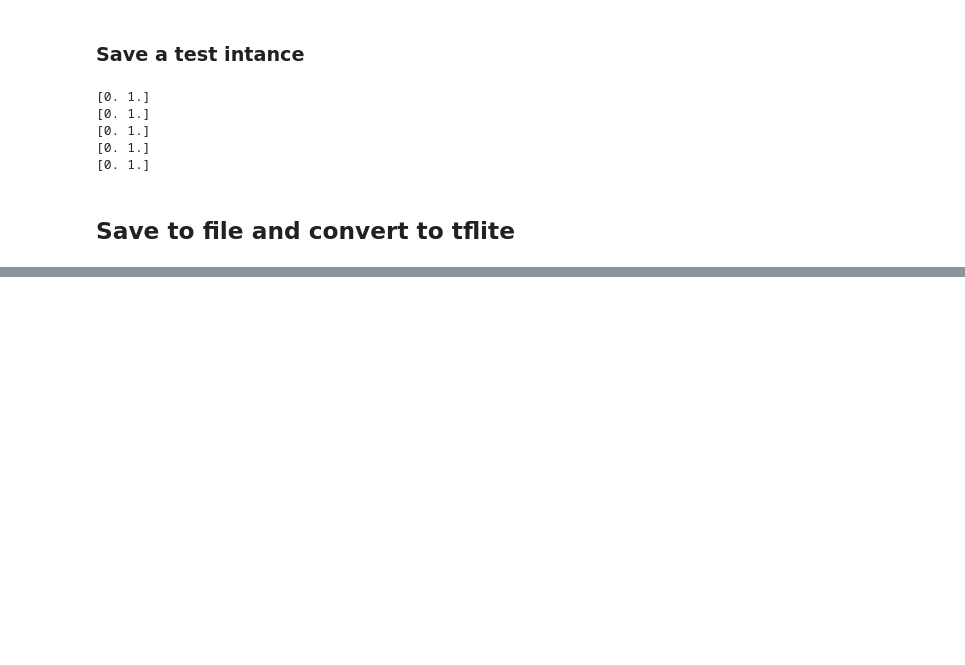
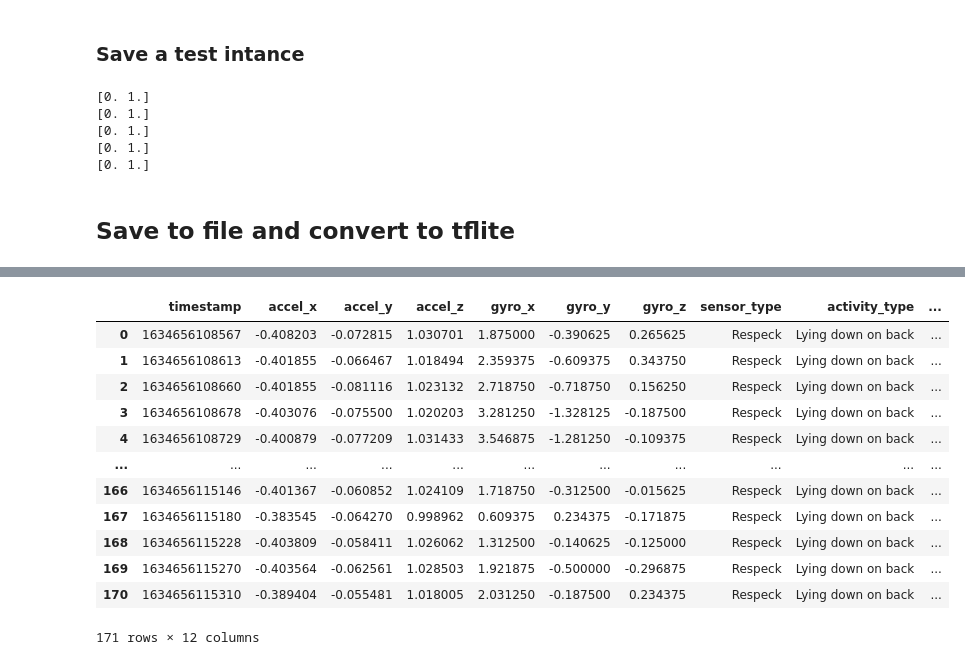
Before and after one commit to gwenty/pdiot-activity-tracker, a Jupyter notebook: ml/notebooks/making_a_model.ipynb, the cells around one changed output, grey strips where cells are left out. Drawn from its saved outputs; the diff is of its cells as text; code cells hidden in the pictures; blank space fills up the shorter version.

```diff
--- a/ml/notebooks/making_a_model.ipynb
+++ b/ml/notebooks/making_a_model.ipynb
@@ -374,0 +380,15 @@ INFO:tensorflow:Assets written to: models\cnn_walking_standing\assets
+# %%
+sonia = pd.DataFrame()
+data_path = 'data/sonia_tests/'
+
+# Get a list of all respeck files in all the student folders
+sonia_files = []
+for f in os.listdir(data_path):
+    files = [data_path + '/' + f]
+    sonia_files += files
+
+# Load them all into a df
+df_sonia_0 = pd.read_csv(sonia_files[0], header=header_size)
+df_sonia_0 = add_cols(sonia_files[0], df_sonia_0)
+df_sonia_1 = pd.read_csv(sonia_files[1], header=header_size)
+df_sonia_1 = add_cols(sonia_files[1], df_sonia_1)
@@ -374,0 +450,16 @@ INFO:tensorflow:Assets written to: models\cnn_walking_standing\assets
+# %%
+df_sonia_0
+# %% [output]
+|  | timestamp | accel_x | accel_y | accel_z | gyro_x | gyro_y | gyro_z | sensor_type | activity_type | ... |
+| 0 | 1634656108567 | -0.408203 | -0.072815 | 1.030701 | 1.875000 | -0.390625 | 0.265625 | Respeck | Lying down on back | ... |
+| 1 | 1634656108613 | -0.401855 | -0.066467 | 1.018494 | 2.359375 | -0.609375 | 0.343750 | Respeck | Lying down on back | ... |
+| 2 | 1634656108660 | -0.401855 | -0.081116 | 1.023132 | 2.718750 | -0.718750 | 0.156250 | Respeck | Lying down on back | ... |
+| 3 | 1634656108678 | -0.403076 | -0.075500 | 1.020203 | 3.281250 | -1.328125 | -0.187500 | Respeck | Lying down on back | ... |
+| 4 | 1634656108729 | -0.400879 | -0.077209 | 1.031433 | 3.546875 | -1.281250 | -0.109375 | Respeck | Lying down on back | ... |
+| ... | ... | ... | ... | ... | ... | ... | ... | ... | ... | ... |
+| 166 | 1634656115146 | -0.401367 | -0.060852 | 1.024109 | 1.718750 | -0.312500 | -0.015625 | Respeck | Lying down on back | ... |
+| 167 | 1634656115180 | -0.383545 | -0.064270 | 0.998962 | 0.609375 | 0.234375 | -0.171875 | Respeck | Lying down on back | ... |
+| 168 | 1634656115228 | -0.403809 | -0.058411 | 1.026062 | 1.312500 | -0.140625 | -0.125000 | Respeck | Lying down on back | ... |
+| 169 | 1634656115270 | -0.403564 | -0.062561 | 1.028503 | 1.921875 | -0.500000 | -0.296875 | Respeck | Lying down on back | ... |
+| 170 | 1634656115310 | -0.389404 | -0.055481 | 1.018005 | 2.031250 | -0.187500 | 0.234375 | Respeck | Lying down on back | ... |
+171 rows × 12 columns
```
Also changed, not shown: parts of 20 cells of this notebook, 6 other files.
